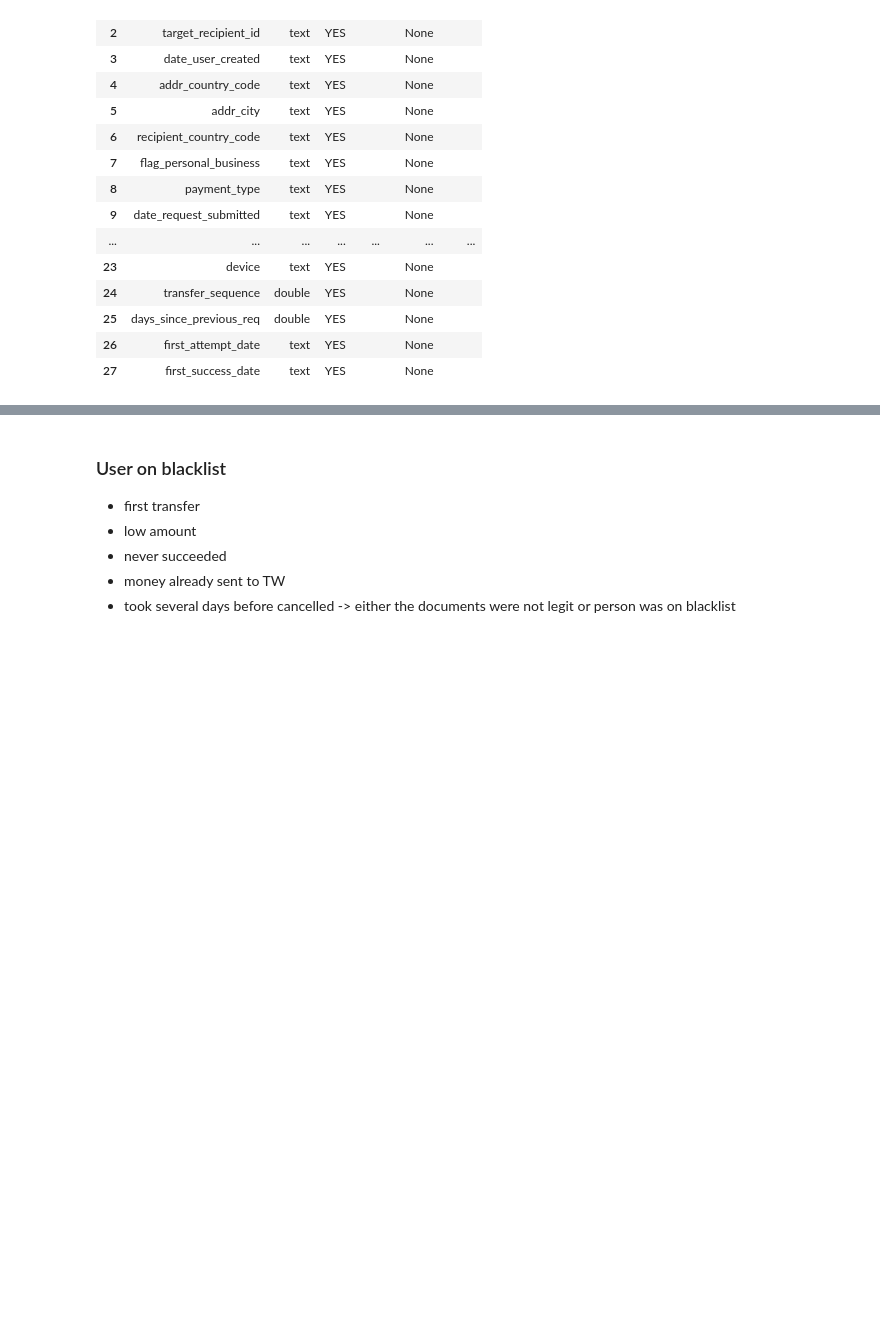
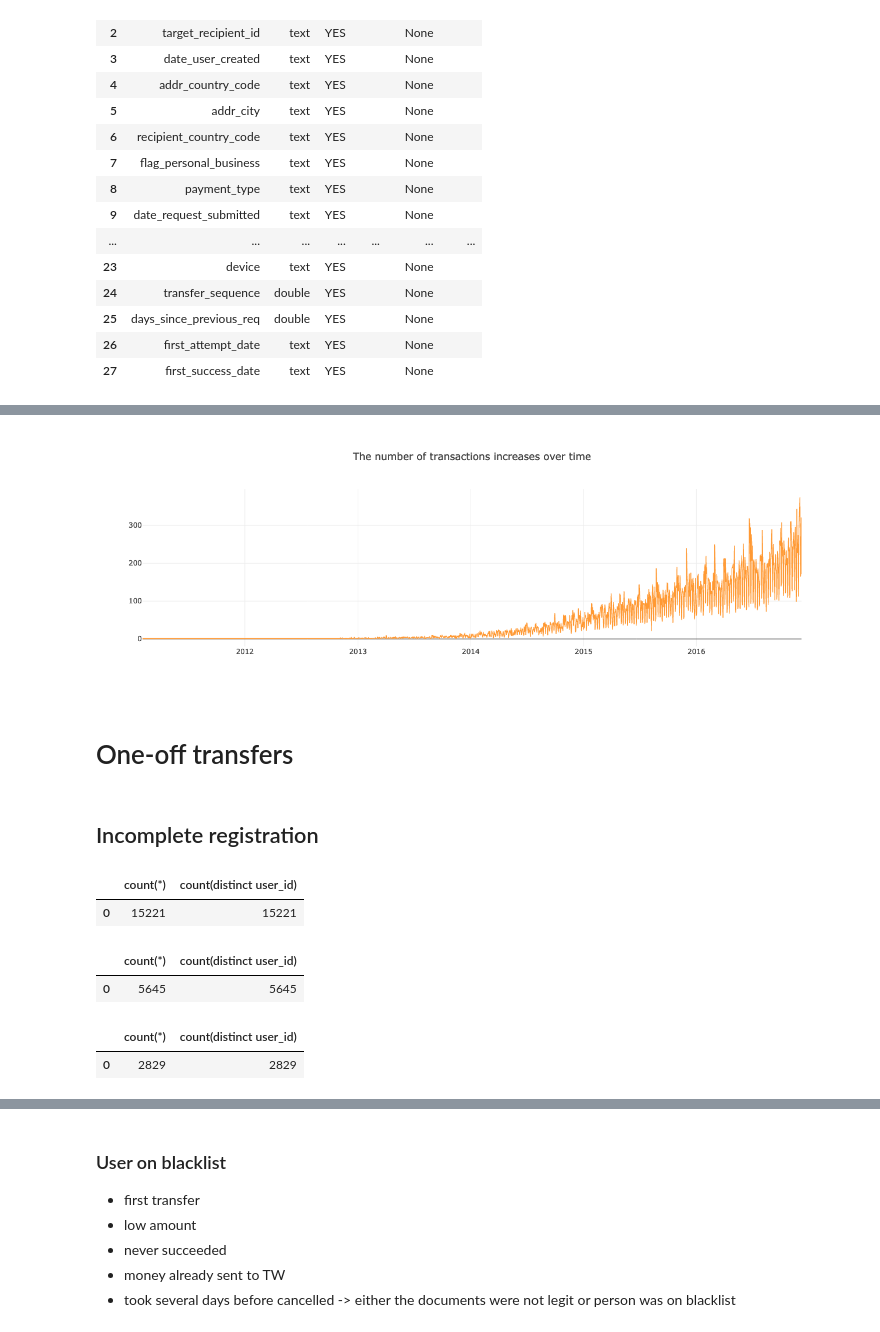
Before and after one commit to elekescsabi/tw, a Jupyter notebook: Csaba Elekes Data Analyst.ipynb, the cells around one changed output, grey strips where cells are left out. Saved outputs shown, nothing was run; the diff lists cells and outputs as text; code cells hidden in the pictures; blank space fills up the shorter version.

```diff
--- a/Csaba Elekes Data Analyst.ipynb
+++ b/Csaba Elekes Data Analyst.ipynb
@@ -109,0 +151,51 @@ pd.read_sql('select * from transferwise.tw limit 10', con = conn)
+# %%
+submitted = pd.read_sql("""
+    select date(date_request_submitted) as dt, count(*) as cnt
+    from tw
+    group by 1
+    order by 1
+""", con = conn)
+# %%
+(
+    submitted
+    .iplot(x = 'dt', filename = 'tw/submitted',
+           layout = dict(title = 'The number of transactions increases over time'))
+)
+# %% [output]
+[figure, added]
+# %% [markdown]
+# One-off transfers
+# %% [markdown]
+## Incomplete registration
+# %%
+pd.read_sql("""
+    select count(*), count(distinct user_id)
+    from tw
+    where 1=1
+        and transfer_sequence = 1
+""", con = connection)
+# %% [output]
+|  | count(*) | count(distinct user_id) |
+| 0 | 15221 | 15221 |
+# %%
+pd.read_sql("""
+    select count(*), count(distinct user_id)
+    from tw
+    where 1=1
+        and transfer_sequence = 1
+        and (payment_status != 'Transferred' or payment_status is null)
+""", con = connection)
+# %% [output]
+|  | count(*) | count(distinct user_id) |
+| 0 | 5645 | 5645 |
+# %%
+pd.read_sql("""
+    select count(*), count(distinct user_id)
+    from tw
+    where 1=1
+        and transfer_sequence = 1
+        and first_success_date is null
+""", con = connection)
+# %% [output]
+|  | count(*) | count(distinct user_id) |
+| 0 | 2829 | 2829 |
```
Also changed, not shown: parts of 30 cells of this notebook, 1 other file.
